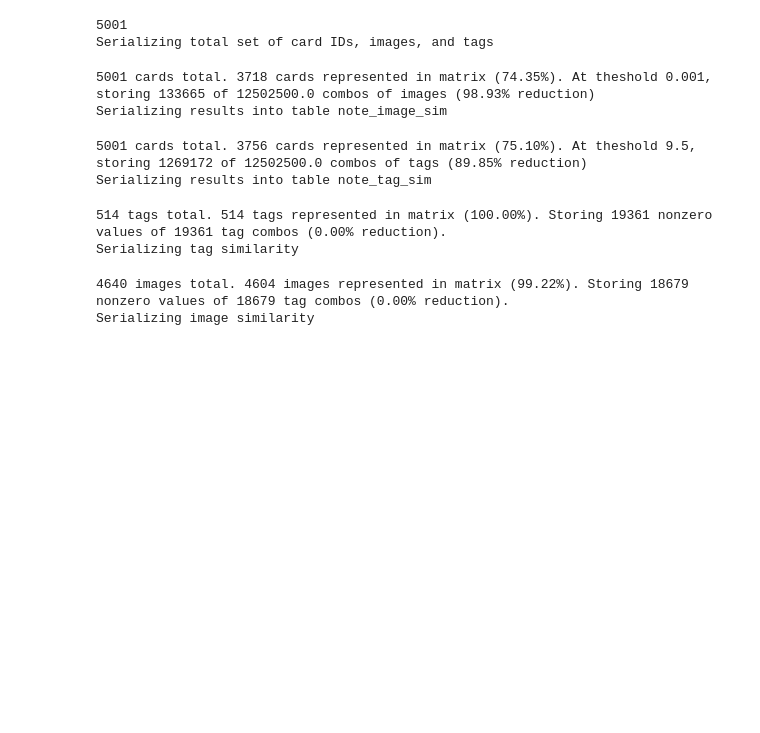
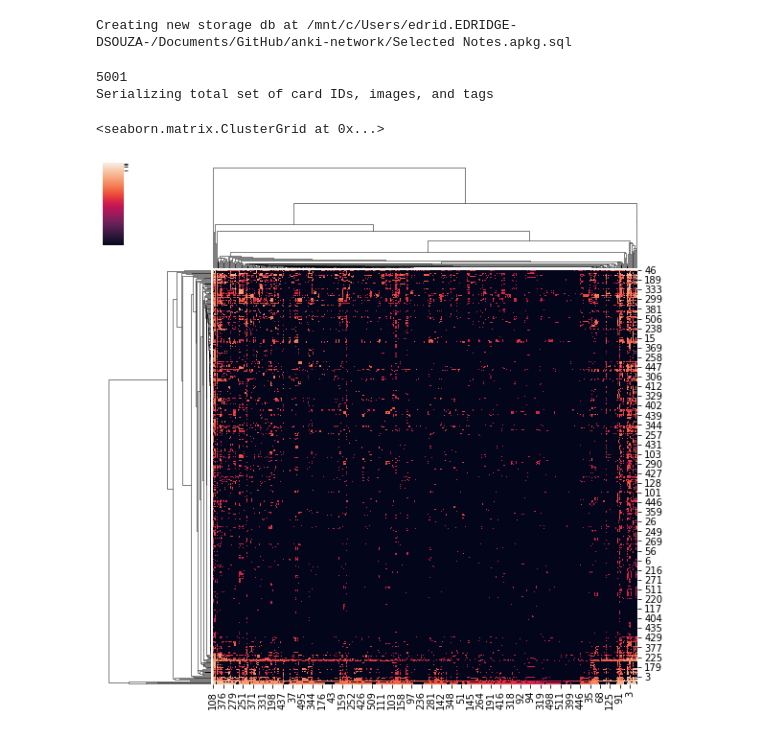
Before and after one commit to edridgedsouza/anki-network, a Jupyter notebook: Scratchpad.ipynb, the cells around one changed output. Drawn from its saved outputs; the diff is of its cells as text; code cells hidden in the pictures; blank space fills up the shorter version.

```diff
--- a/Scratchpad.ipynb
+++ b/Scratchpad.ipynb
@@ -552,7 +479,7 @@ class Anki(object):
 # %%
 file = 'Selected Notes.apkg' # Selected Notes.apkg or Subset.apkg
 # %%
-x = Anki(file, overwrite=False, PARTIAL=5000)
+x = Anki(file, overwrite=True, PARTIAL=5000)
 
 x.set_threshold(0.001)  # Record nonzero similarity
 x.note_image_similarity()
@@ -565,13 +492,6 @@ x.note_tag_similarity()
 x.tag_similarity()
 x.image_similarity()
 # %% [output]
-5001
-Serializing total set of card IDs, images, and tags
+Creating new storage db at /mnt/c/Users/edrid.EDRIDGE-DSOUZA-/Documents/GitHub/anki-network/Selected Notes.apkg.sql
-5001 cards total. 3718 cards represented in matrix (74.35%). At theshold 0.001, storing 133665 of 12502500.0 combos of images (98.93% reduction)
-Serializing results into table note_image_sim
+5001
+Serializing total set of card IDs, images, and tags
-5001 cards total. 3756 cards represented in matrix (75.10%). At theshold 9.5, storing 1269172 of 12502500.0 combos of tags (89.85% reduction)
-Serializing results into table note_tag_sim
-514 tags total. 514 tags represented in matrix (100.00%). Storing 19361 nonzero values of 19361 tag combos (0.00% reduction).
-Serializing tag similarity
-4640 images total. 4604 images represented in matrix (99.22%). Storing 18679 nonzero values of 18679 tag combos (0.00% reduction).
-Serializing image similarity
@@ -593,19 +511,23 @@ print('Done')
 # sklearn to do general network stuff
 # https://towardsdatascience.com/visualising-similarity-clusters-with-interactive-graphs-20a4b2a18534
 # %%
+import seaborn as sns
 from matplotlib.colors import LogNorm, Normalize
 
 all_tags = list(x.all_tags)
-sim = x.tag_sim.copy()
+sim = x.sql.execute('select * from tag_sim').copy()
 sim.tag_a = sim.tag_a.map(lambda tag: all_tags.index(tag))
 sim.tag_b = sim.tag_b.map(lambda tag: all_tags.index(tag))
 
 
 from scipy.sparse import coo_matrix
 
-tmp = coo_matrix((sim.value, (sim.tag_a, sim.tag_b)), shape=(440, 440)).toarray()
+tmp = coo_matrix((sim.value, (sim.tag_a, sim.tag_b)), shape=(x.n_tags, x.n_tags)).toarray()
 
 sns.clustermap(tmp + 0.0001, norm=LogNorm())
+# %% [output]
+<seaborn.matrix.ClusterGrid at 0x...>
+[figure, added]
 # %%
 from matplotlib.colors import LogNorm, Normalize
 import seaborn as sns
```
Also changed, not shown: parts of 5 cells of this notebook.
